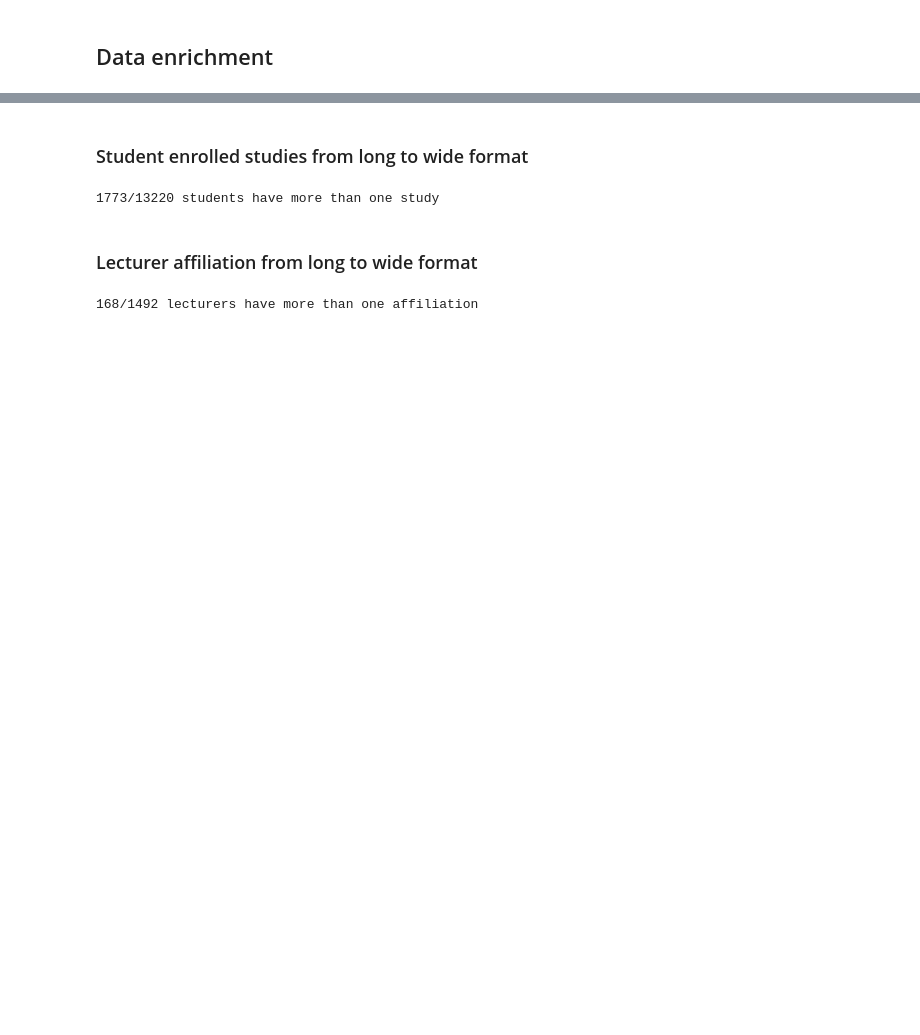
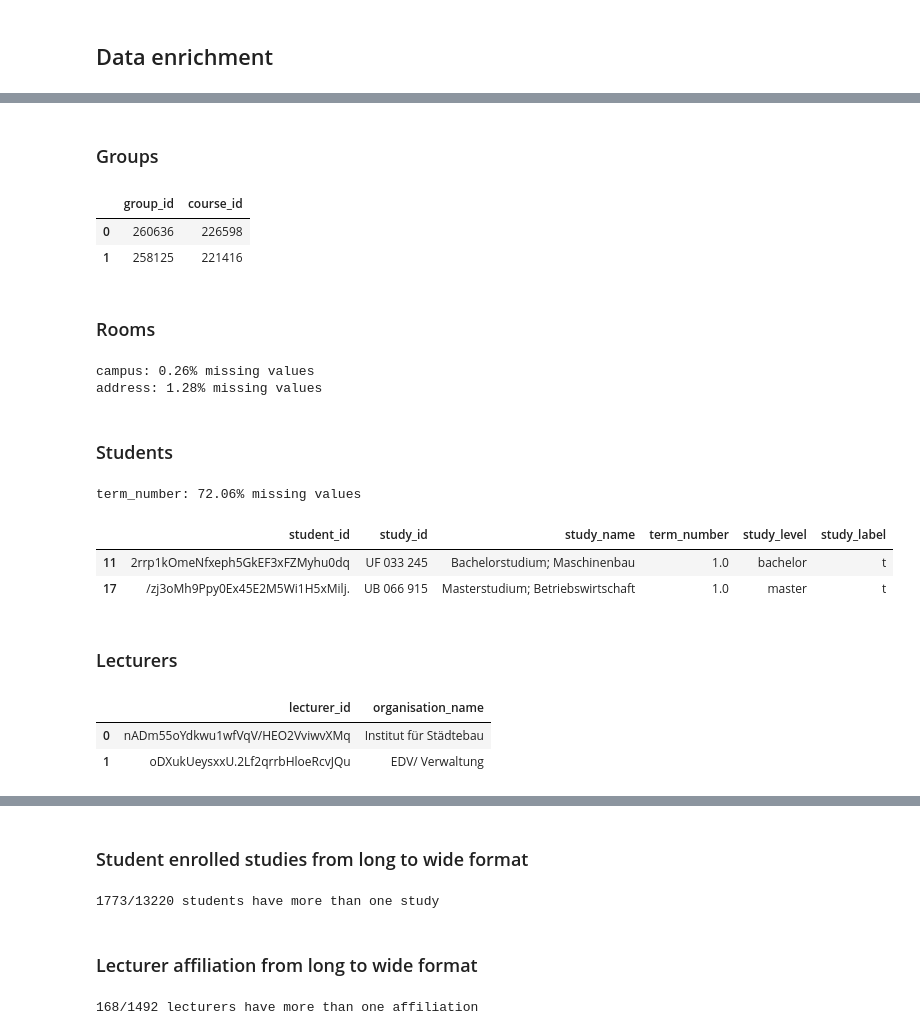
Before and after one commit to JanaLasser/uni_SEIRX, a Jupyter notebook: code/network/clean_data.ipynb, the cells around one changed output, grey strips where cells are left out. Saved outputs shown, nothing was run; the diff lists cells and outputs as text; code cells hidden in the pictures; blank space fills up the shorter version.

```diff
--- a/code/network/clean_data.ipynb
+++ b/code/network/clean_data.ipynb
@@ -498,0 +824,3 @@ pd.DataFrame({"unknown_labels":list(unknown_labels)}).to_csv("unknown_labels.csv
+# %%
+rooms["imputed_area"] = False
+rooms["imputed_seats"] = False
@@ -498,0 +913,71 @@ pd.DataFrame({"unknown_labels":list(unknown_labels)}).to_csv("unknown_labels.csv
+# %% [markdown]
+### Groups
+# %%
+groups = groups.reset_index()
+groups["group_id"] = groups["group_id"].astype(str)
+groups["course_id"] = groups["course_id"].astype(int)
+assert len(groups) == len(groups.dropna())
+groups.head(2)
+# %% [output]
+|  | group_id | course_id |
+| 0 | 260636 | 226598 |
+| 1 | 258125 | 221416 |
+# %% [markdown]
+### Rooms
+# %%
+rooms["room_id"] = rooms["room_id"].astype(int)
+rooms["seats"] = rooms["seats"].astype(int)
+rooms["area"] = rooms["area"].astype(float)
+rooms["postal_code"] = rooms["postal_code"].astype(int)
+rooms["city"] = rooms["city"].astype(str)
+rooms["imputed_area"] = rooms["imputed_area"].astype(bool)
+rooms["imputed_seats"] = rooms["imputed_seats"].astype(bool)
+
+complete_cols = ["room_id", "seats", "area", "postal_code", "city",
+                 "imputed_area", "imputed_seats"]
+assert len(rooms[complete_cols]) == len(rooms[complete_cols].dropna())
+
+incomplete_cols = ["campus", "address"]
+N = len(rooms)
+for col in incomplete_cols:
+    print("{}: {:1.2f}% missing values"\
+          .format(col, (N - len(rooms[col].dropna())) / N * 100))
+# %% [output]
+campus: 0.26% missing values
+address: 1.28% missing values
+# %% [markdown]
+### Students
+# %%
+students["student_id"] = students["student_id"].astype(str)
+students["study_id"] = students["study_id"].astype(str)
+students["study_name"] = students["study_name"].astype(str)
+students["term_number"] = students["term_number"].astype(float)
+students["study_level"] = students["study_level"].astype(str)
+students["study_label"] = students["study_label"].astype(str)
+
+complete_cols = ["student_id", "study_id", "study_name", "study_level",
+                 "study_label"]
+assert len(students[complete_cols]) == len(students[complete_cols].dropna())
+
+incomplete_cols = ["term_number"]
+N = len(students)
+for col in incomplete_cols:
+    print("{}: {:1.2f}% missing values"\
+          .format(col, (N - len(students[col].dropna())) / N * 100))
+students.head(2)
+# %% [output]
+term_number: 72.06% missing values
+|  | student_id | study_id | study_name | term_number | study_level | study_label |
+| 11 | 2rrp1kOmeNfxeph5GkEF3xFZMyhu0dq | UF 033 245 | Bachelorstudium; Maschinenbau | 1.0 | bachelor | t |
+| 17 | /zj3oMh9Ppy0Ex45E2M5Wi1H5xMilj. | UB 066 915 | Masterstudium; Betriebswirtschaft | 1.0 | master | t |
+# %% [markdown]
+### Lecturers
+# %%
+lecturers["lecturer_id"] = lecturers["lecturer_id"].astype(str)
+lecturers["organisation_name"] = lecturers["organisation_name"].astype(str)
+assert len(lecturers) == len(lecturers.dropna())
+lecturers.head(2)
+# %% [output]
+|  | lecturer_id | organisation_name |
+| 0 | nADm55oYdkwu1wfVqV/HEO2VviwvXMq | Institut für Städtebau |
+| 1 | oDXukUeysxxU.2Lf2qrrbHloeRcvJQu | EDV/ Verwaltung |
```
Also changed, not shown: parts of 210 cells of this notebook, 2 other files.
